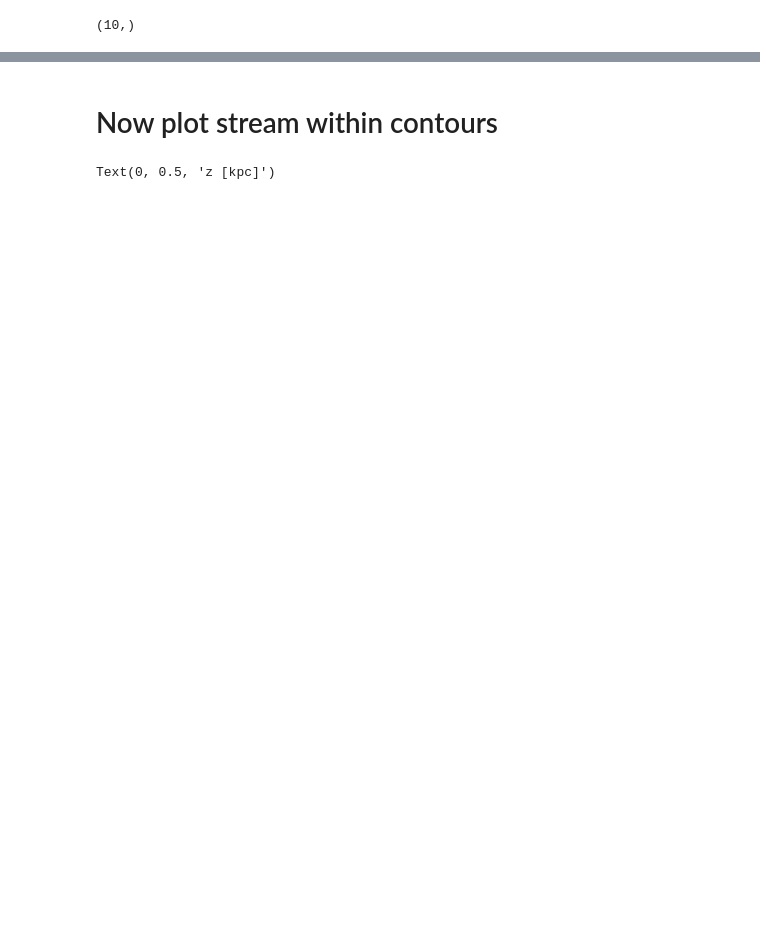
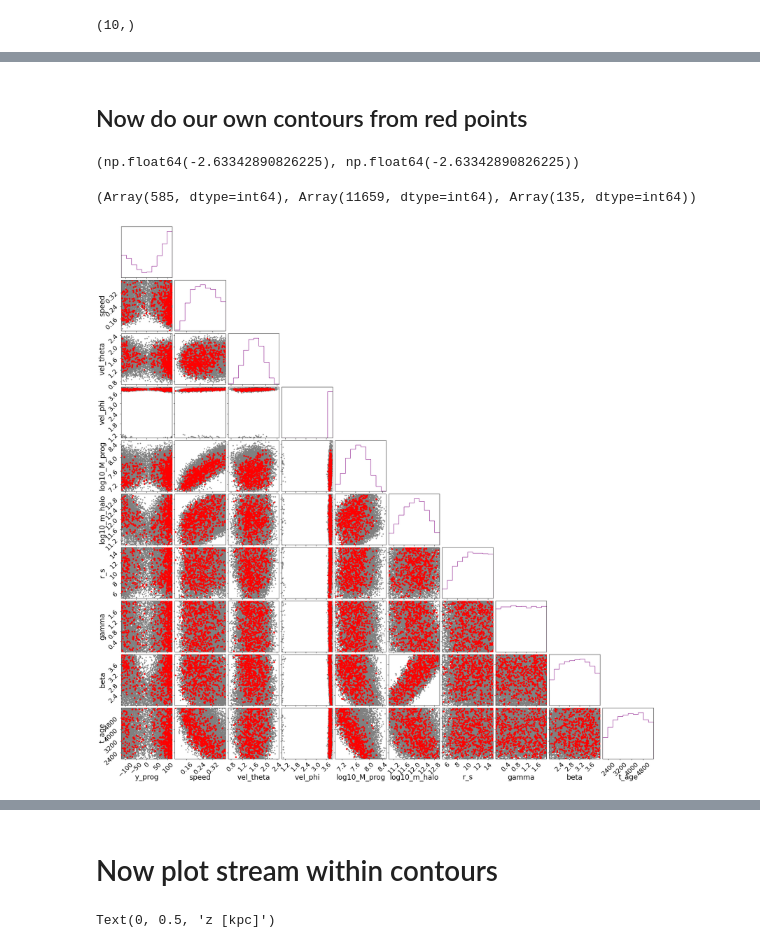
Before and after one commit to sapearson/PUk2025, a Jupyter notebook: PUK_CenA_Example.ipynb, the cells around one changed output, grey strips where cells are left out. Saved outputs shown, nothing was run; the diff lists cells and outputs as text; code cells hidden in the pictures; blank space fills up the shorter version.

```diff
--- a/PUK_CenA_Example.ipynb
+++ b/PUK_CenA_Example.ipynb
@@ -1066,0 +1091,2 @@ smooth=1.);
+# %% [markdown]
+## Now do our own contours from red points
@@ -1066,0 +1104,4 @@ smooth=1.);
+# %%
+neg_KL_thresh, log_l.max()
+# %% [output]
+(np.float64(-2.63342890826225), np.float64(-2.63342890826225))
@@ -1066,0 +1110,46 @@ smooth=1.);
+# %%
+@jax.jit
+def Lambda_func(sigma, N):
+    return N*( jnp.log(1/sigma) -  0.5*((1./sigma**2)) + 0.5  )
+
+
+N = len(dat_x)
+thresh = Lambda_func(1.5,N)
+vals = -(neg_KL_thresh - log_l)*N
+select = vals>thresh
+
+
+thresh = Lambda_func(2.,N)
+vals = -(neg_KL_thresh - log_l)*N
+select2 = vals>thresh
+
+
+thresh = Lambda_func(1.4,N)
+vals = -(neg_KL_thresh - log_l)*N
+select3 = vals>thresh
+# %%
+select.sum(), select2.sum(), select3.sum()
+# %% [output]
+(Array(585, dtype=int64), Array(11659, dtype=int64), Array(135, dtype=int64))
+# %%
+
+
+# Create the corner plot
+fig = corner.corner(
+    points[select2], weights=np.ones(select2.sum()), bins=10, labels=prior.keys, color='purple',
+    plot_datapoints=False, levels=(.99,), smooth=.1, plot_contours=False, #truths=true_params,
+    plot_density=False
+      )
+axes = np.array(fig.axes).reshape((10, 10))  # Adjust based on the number of features
+
+for i in range(10):
+    for j in range(i):
+        ax = axes[i, j]
+
+        ax.scatter(points[select2][:, j], points[select2][:, i], color='grey', s=5,rasterized=True
+                  )  # Scatter additional points
+
+        ax.scatter(points[select][:, j], points[select][:, i], color='r', s=15,rasterized=True,
+                  zorder=3)  # Scatter additional points
+# %% [output]
+[figure, added]
```
Also changed, not shown: parts of 30 cells of this notebook.
